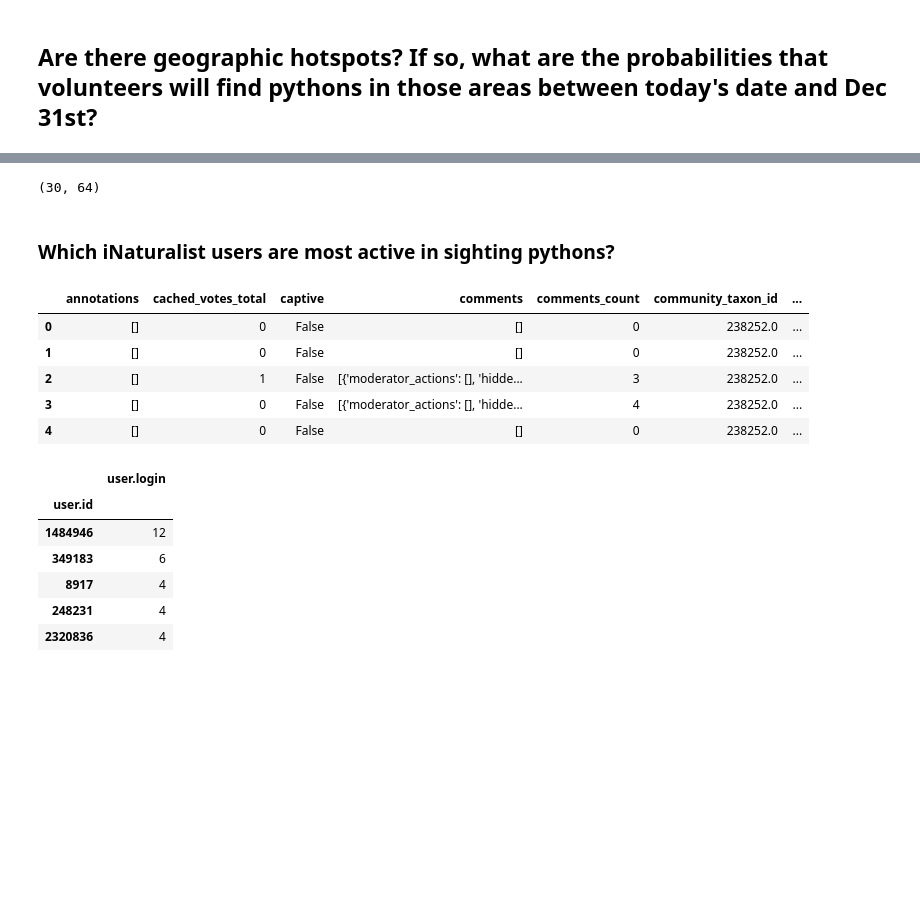
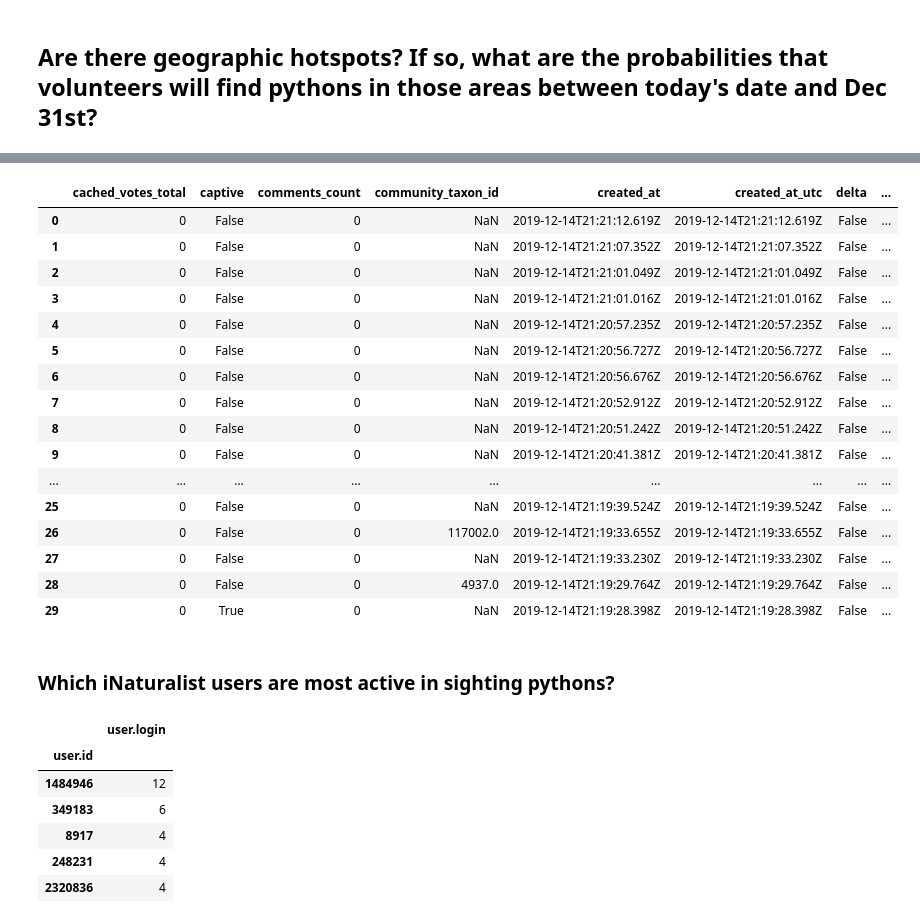
Before and after one commit to evill013/burmese-python-project, a Jupyter notebook: main.ipynb, the cells around one changed output, grey strips where cells are left out. Saved outputs shown, nothing was run; the diff lists cells and outputs as text; code cells hidden in the pictures; blank space fills up the shorter version.

```diff
--- a/main.ipynb
+++ b/main.ipynb
@@ -84,26 +231,40 @@ dec_set
 # %%
 import json
 import requests
 import pandas as pd
 from pandas.io.json import json_normalize
 from math import ceil
 import calendar
 
 url='https://www.inaturalist.org/observations.json?page=1&placeid=21&taxon_id = 238252'
 response = requests.get(url)
 results_init = response.json()
 
 #Stores response into a dataframe object
 data_init = pd.DataFrame(results_init)
 data_init.head(10)
 
 #Flatten dataframe
 flattened_data_init = json_normalize(results_init)
 flattened_data_init
-
-data_init.shape
 # %% [output]
-(30, 64)
+|  | cached_votes_total | captive | comments_count | community_taxon_id | created_at | created_at_utc | delta | ... |
+| 0 | 0 | False | 0 | NaN | 2019-12-14T21:21:12.619Z | 2019-12-14T21:21:12.619Z | False | ... |
+| 1 | 0 | False | 0 | NaN | 2019-12-14T21:21:07.352Z | 2019-12-14T21:21:07.352Z | False | ... |
+| 2 | 0 | False | 0 | NaN | 2019-12-14T21:21:01.049Z | 2019-12-14T21:21:01.049Z | False | ... |
+| 3 | 0 | False | 0 | NaN | 2019-12-14T21:21:01.016Z | 2019-12-14T21:21:01.016Z | False | ... |
+| 4 | 0 | False | 0 | NaN | 2019-12-14T21:20:57.235Z | 2019-12-14T21:20:57.235Z | False | ... |
+| 5 | 0 | False | 0 | NaN | 2019-12-14T21:20:56.727Z | 2019-12-14T21:20:56.727Z | False | ... |
+| 6 | 0 | False | 0 | NaN | 2019-12-14T21:20:56.676Z | 2019-12-14T21:20:56.676Z | False | ... |
+| 7 | 0 | False | 0 | NaN | 2019-12-14T21:20:52.912Z | 2019-12-14T21:20:52.912Z | False | ... |
+| 8 | 0 | False | 0 | NaN | 2019-12-14T21:20:51.242Z | 2019-12-14T21:20:51.242Z | False | ... |
+| 9 | 0 | False | 0 | NaN | 2019-12-14T21:20:41.381Z | 2019-12-14T21:20:41.381Z | False | ... |
+| ... | ... | ... | ... | ... | ... | ... | ... | ... |
+| 25 | 0 | False | 0 | NaN | 2019-12-14T21:19:39.524Z | 2019-12-14T21:19:39.524Z | False | ... |
+| 26 | 0 | False | 0 | 117002.0 | 2019-12-14T21:19:33.655Z | 2019-12-14T21:19:33.655Z | False | ... |
+| 27 | 0 | False | 0 | NaN | 2019-12-14T21:19:33.230Z | 2019-12-14T21:19:33.230Z | False | ... |
+| 28 | 0 | False | 0 | 4937.0 | 2019-12-14T21:19:29.764Z | 2019-12-14T21:19:29.764Z | False | ... |
+| 29 | 0 | True | 0 | NaN | 2019-12-14T21:19:28.398Z | 2019-12-14T21:19:28.398Z | False | ... |
 # %%
 
 pd.set_option('display.max_columns',None)
@@ -135,15 +296,6 @@ def appendData(pages):
 df_inat = pd.concat(appendData(pages))
 # %% [markdown]
 ### Which iNaturalist users are most active in sighting pythons?
-# %%
-df_inat.head(5)
-# %% [output]
-|  | annotations | cached_votes_total | captive | comments | comments_count | community_taxon_id | ... |
-| 0 | [] | 0 | False | [] | 0 | 238252.0 | ... |
-| 1 | [] | 0 | False | [] | 0 | 238252.0 | ... |
-| 2 | [] | 1 | False | [{'moderator_actions': [], 'hidde... | 3 | 238252.0 | ... |
-| 3 | [] | 0 | False | [{'moderator_actions': [], 'hidde... | 4 | 238252.0 | ... |
-| 4 | [] | 0 | False | [] | 0 | 238252.0 | ... |
 # %%
 df_inat[['user.id','user.login']].groupby('user.id').count().sort_values(by = 'user.login',ascending= False).head(5)
 # %% [output]
```
Also changed, not shown: parts of 23 cells of this notebook, 1 other file.
